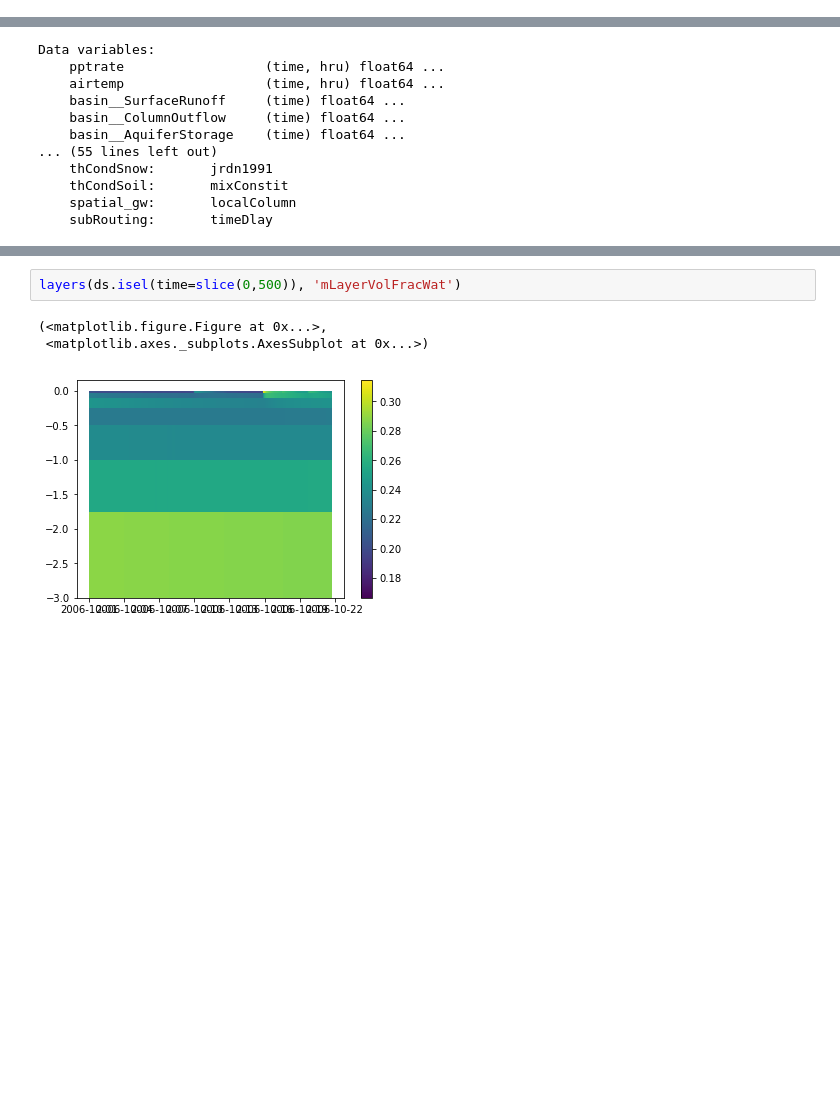
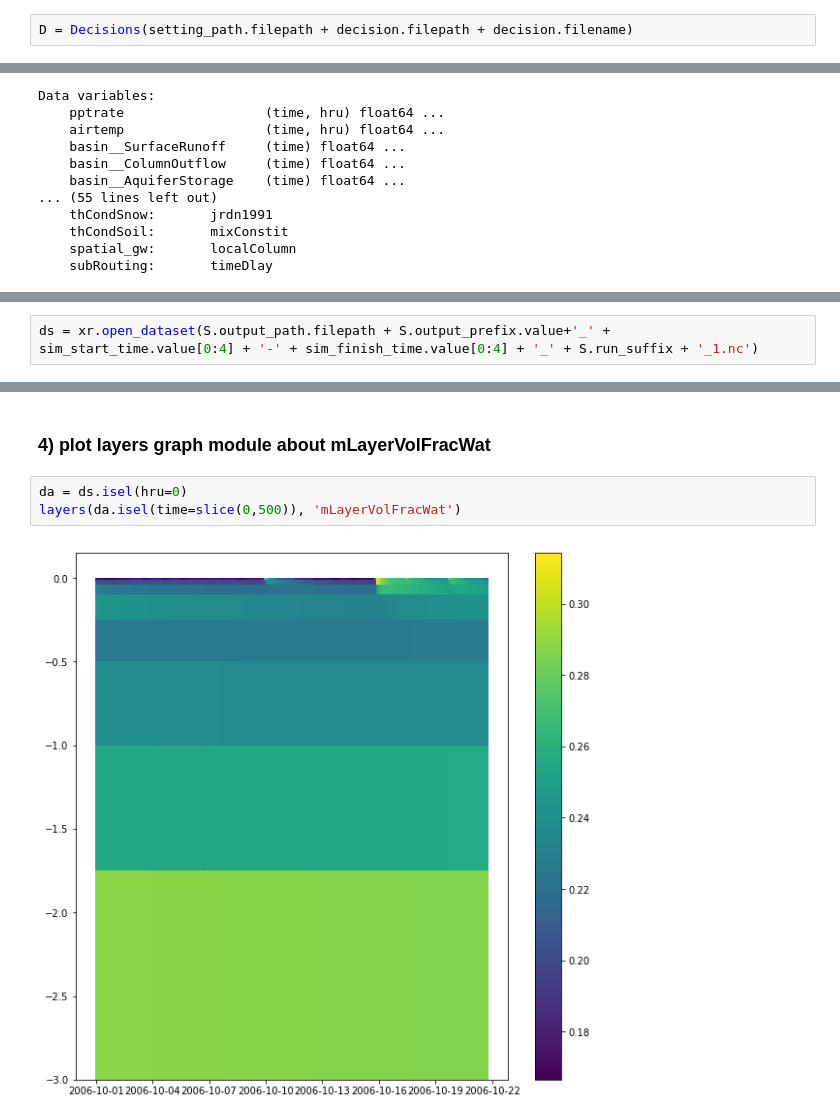
Before and after one commit to DavidChoi76/pysumma_alpha, a Jupyter notebook: pysumma/pysumma_demo.ipynb, the cells around one changed output, grey strips where cells are left out. Drawn from its saved outputs; the diff is of its cells as text; blank space fills up the shorter version.

```diff
--- a/pysumma/pysumma_demo.ipynb
+++ b/pysumma/pysumma_demo.ipynb
@@ -4,0 +55,2 @@ D = Decisions('/home/hydro/Downloads/summaTestCases_2.x/settings/wrrPaperTestCas
+# %%
+D = Decisions(setting_path.filepath + decision.filepath + decision.filename)
@@ -121,0 +187,2 @@ ds = xr.open_dataset('/home/hydro/Downloads/summaTestCases_2.x/output/wrrPaperTe
+# %%
+ds = xr.open_dataset(S.output_path.filepath + S.output_prefix.value+'_' + sim_start_time.value[0:4] + '-' + sim_finish_time.value[0:4] + '_' + S.run_suffix + '_1.nc')
@@ -122,6 +196,7 @@ ds = xr.open_dataset('/home/hydro/Downloads/summaTestCases_2.x/output/wrrPaperTe
+# %% [markdown]
+### 4) plot layers graph module about mLayerVolFracWat
 # %%
-layers(ds.isel(time=slice(0,500)), 'mLayerVolFracWat')
+da = ds.isel(hru=0)
+layers(da.isel(time=slice(0,500)), 'mLayerVolFracWat')
 # %% [output]
-(<matplotlib.figure.Figure at 0x...>,
- <matplotlib.axes._subplots.AxesSubplot at 0x...>)
-[figure, old version]
+[figure, new version]
```
Also changed, not shown: parts of 72 cells of this notebook.
